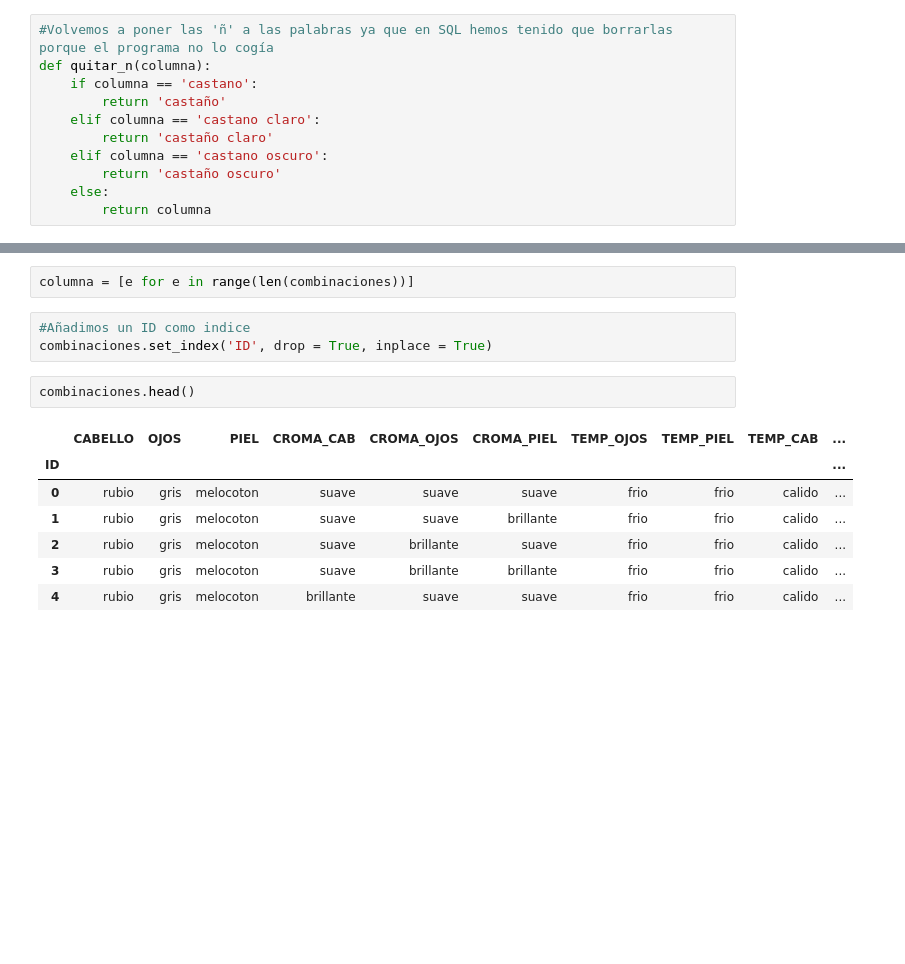
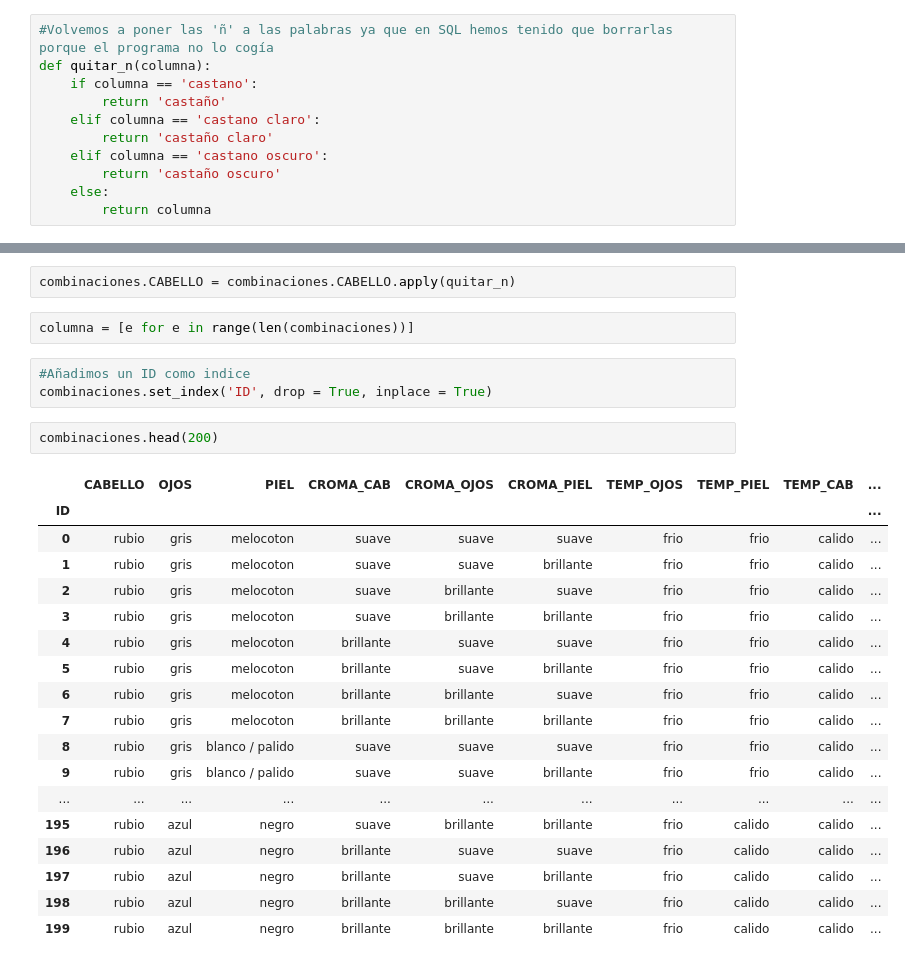
Before and after one commit to rciomoreno/PROYECTO-FINAL-IRONHACK, a Jupyter notebook: CREACIÓN DE TABLAS BASE - PROYECTO FINAL.ipynb, the cells around one changed output, grey strips where cells are left out. Saved outputs shown, nothing was run; the diff lists cells and outputs as text; blank space fills up the shorter version.

```diff
--- a/CREACIÓN DE TABLAS BASE - PROYECTO FINAL.ipynb
+++ b/CREACIÓN DE TABLAS BASE - PROYECTO FINAL.ipynb
@@ -480,15 +478,28 @@ combinaciones.CABELLO = combinaciones.CABELLO.apply(quitar_n)
-# %%
-columna = [e for e in range(len(combinaciones))]
+# %%
+combinaciones.CABELLO = combinaciones.CABELLO.apply(quitar_n)
+# %%
+columna = [e for e in range(len(combinaciones))]
 # %%
 #Añadimos un ID como indice
 combinaciones.set_index('ID', drop = True, inplace = True)
-# %%
-combinaciones.head()
-# %% [output]
-|  | CABELLO | OJOS | PIEL | CROMA_CAB | CROMA_OJOS | CROMA_PIEL | TEMP_OJOS | TEMP_PIEL | TEMP_CAB | ... |
-| ID |  |  |  |  |  |  |  |  |  | ... |
-| 0 | rubio | gris | melocoton | suave | suave | suave | frio | frio | calido | ... |
-| 1 | rubio | gris | melocoton | suave | suave | brillante | frio | frio | calido | ... |
-| 2 | rubio | gris | melocoton | suave | brillante | suave | frio | frio | calido | ... |
-| 3 | rubio | gris | melocoton | suave | brillante | brillante | frio | frio | calido | ... |
-| 4 | rubio | gris | melocoton | brillante | suave | suave | frio | frio | calido | ... |
+# %%
+combinaciones.head(200)
+# %% [output]
+|  | CABELLO | OJOS | PIEL | CROMA_CAB | CROMA_OJOS | CROMA_PIEL | TEMP_OJOS | TEMP_PIEL | TEMP_CAB | ... |
+| ID |  |  |  |  |  |  |  |  |  | ... |
+| 0 | rubio | gris | melocoton | suave | suave | suave | frio | frio | calido | ... |
+| 1 | rubio | gris | melocoton | suave | suave | brillante | frio | frio | calido | ... |
+| 2 | rubio | gris | melocoton | suave | brillante | suave | frio | frio | calido | ... |
+| 3 | rubio | gris | melocoton | suave | brillante | brillante | frio | frio | calido | ... |
+| 4 | rubio | gris | melocoton | brillante | suave | suave | frio | frio | calido | ... |
+| 5 | rubio | gris | melocoton | brillante | suave | brillante | frio | frio | calido | ... |
+| 6 | rubio | gris | melocoton | brillante | brillante | suave | frio | frio | calido | ... |
+| 7 | rubio | gris | melocoton | brillante | brillante | brillante | frio | frio | calido | ... |
+| 8 | rubio | gris | blanco / palido | suave | suave | suave | frio | frio | calido | ... |
+| 9 | rubio | gris | blanco / palido | suave | suave | brillante | frio | frio | calido | ... |
+| ... | ... | ... | ... | ... | ... | ... | ... | ... | ... | ... |
+| 195 | rubio | azul | negro | suave | brillante | brillante | frio | calido | calido | ... |
+| 196 | rubio | azul | negro | brillante | suave | suave | frio | calido | calido | ... |
+| 197 | rubio | azul | negro | brillante | suave | brillante | frio | calido | calido | ... |
+| 198 | rubio | azul | negro | brillante | brillante | suave | frio | calido | calido | ... |
+| 199 | rubio | azul | negro | brillante | brillante | brillante | frio | calido | calido | ... |
```
Also changed, not shown: parts of 31 cells of this notebook, 1 other file.
